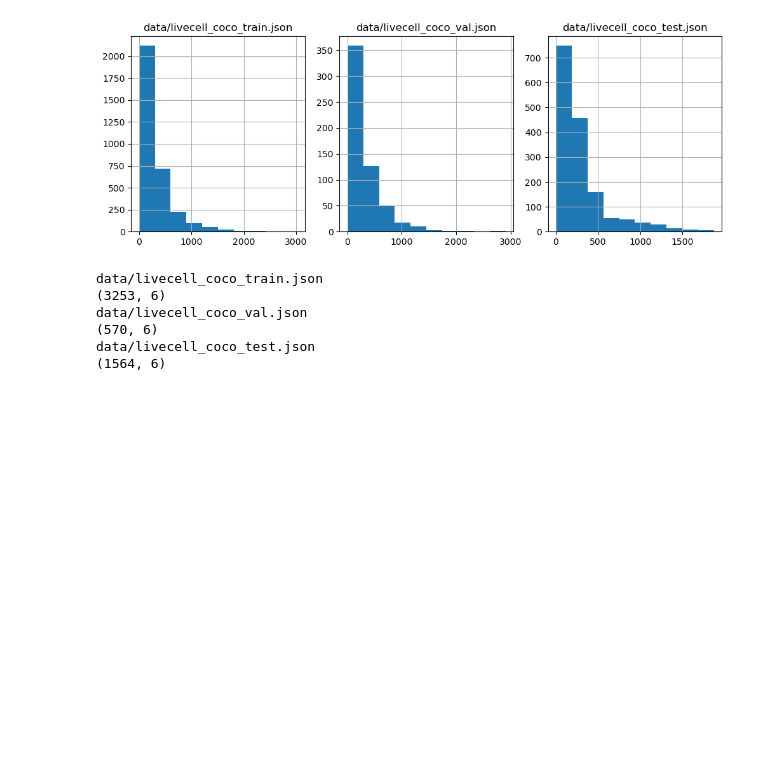
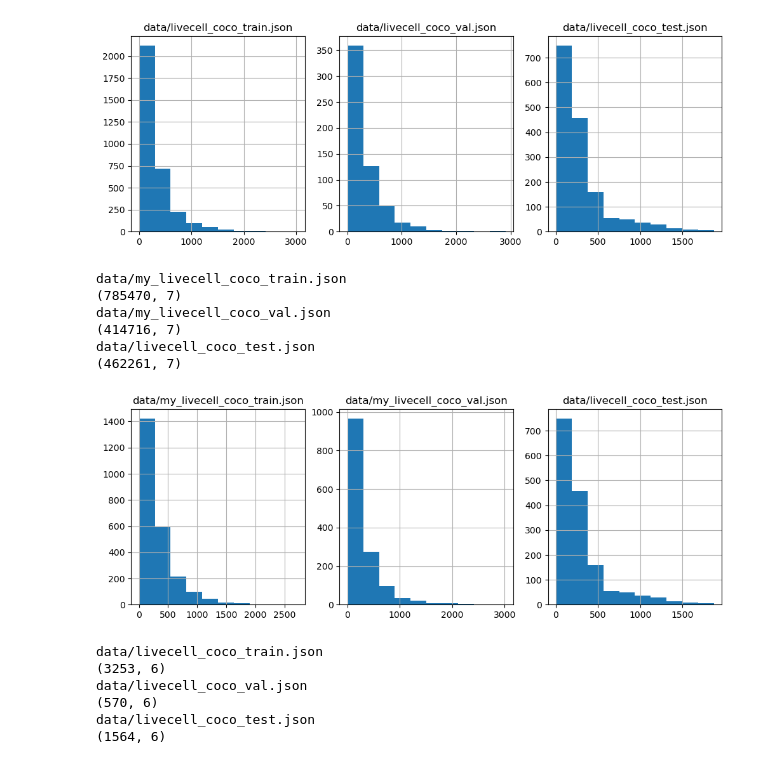
Before and after one commit to Onlyorlov/instance_segmentation_torch, a Jupyter notebook: EDA.ipynb, the cells around one changed output. Cells and saved outputs as stored; diff of their text form; code cells hidden in the pictures; blank space fills up the shorter version.

```diff
--- a/EDA.ipynb
+++ b/EDA.ipynb
@@ -243,6 +246,27 @@ data/livecell_coco_val.json
 data/livecell_coco_test.json
 (462261, 7)
 [figure]
+# %%
+import matplotlib.pyplot as plt
+
+fig, axes = plt.subplots(1, 3, figsize=(12, 4))
+
+main_splits = ['data/my_livecell_coco_train.json', 'data/my_livecell_coco_val.json', 'data/livecell_coco_test.json']
+unique_cell_types = []
+for i, split in enumerate(main_splits):
+    df_temp = get_df(split, 'annotations')
+    df_temp.groupby(by='image_id').size().hist(ax=axes[i])
+    axes[i].title.set_text(split)
+
+plt.show()
+# %% [output]
+data/my_livecell_coco_train.json
+(785470, 7)
+data/my_livecell_coco_val.json
+(414716, 7)
+data/livecell_coco_test.json
+(462261, 7)
+[figure, added]
 # %%
 import matplotlib.pyplot as plt
 
```
Also changed, not shown: parts of 4 cells of this notebook, 13 other files.
